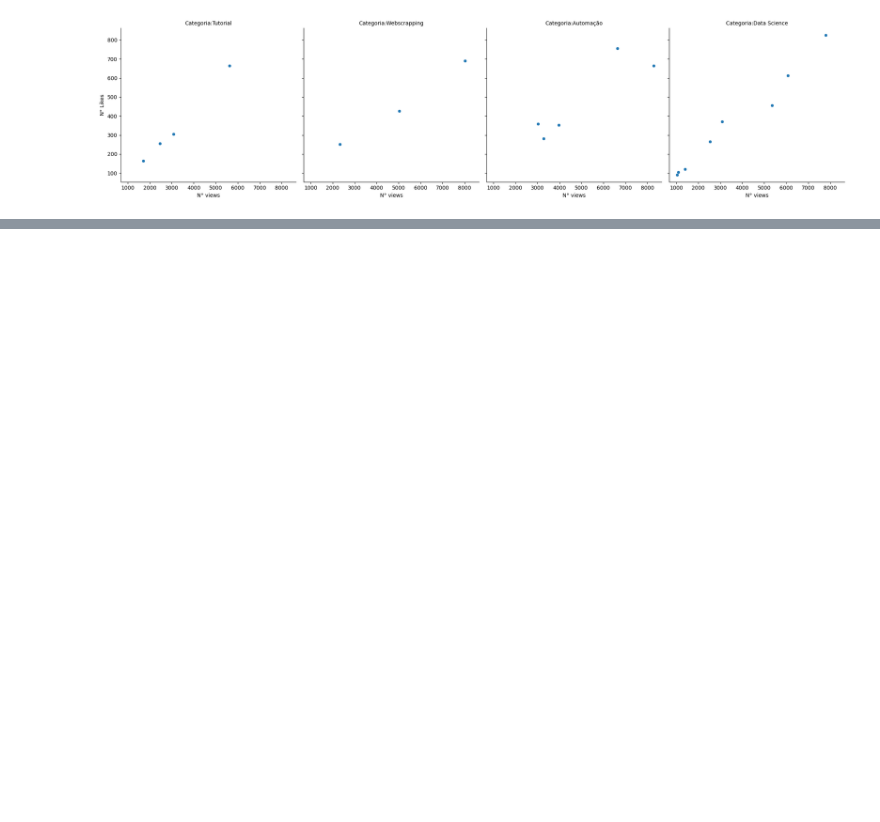
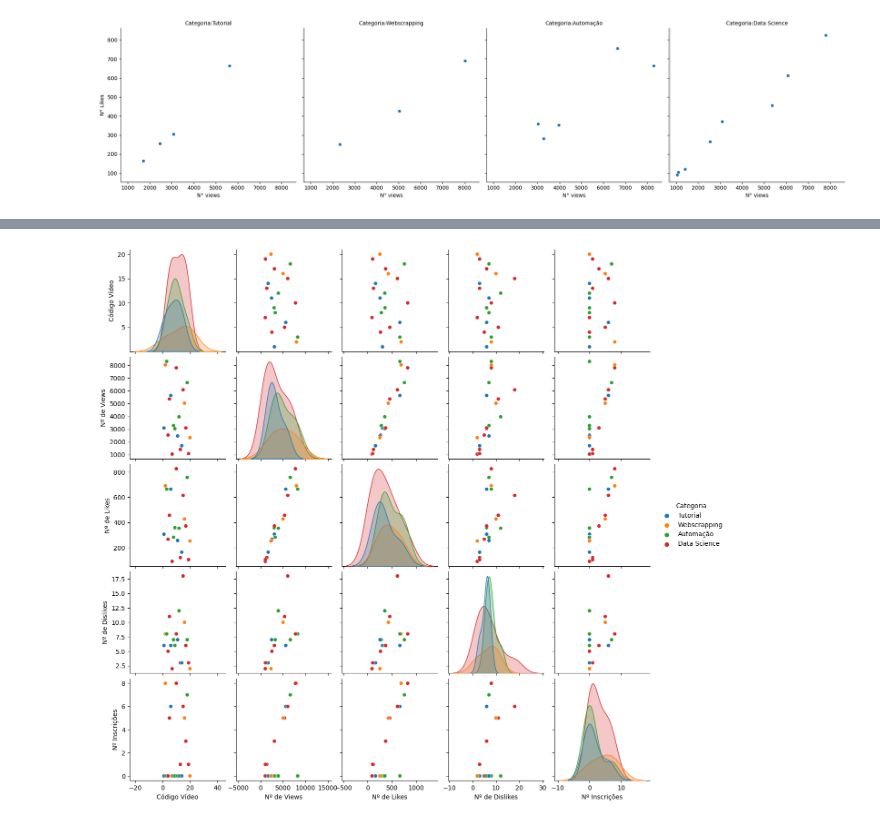
Before and after one commit to KARINAgoncalvesSOARES/ML_verificando_peco_carro, a Jupyter notebook: graficos_com_seaborn.ipynb, the cells around one changed output, grey strips where cells are left out. Cells and saved outputs as stored; diff of their text form; code cells hidden in the pictures; blank space fills up the shorter version.

```diff
--- a/graficos_com_seaborn.ipynb
+++ b/graficos_com_seaborn.ipynb
@@ -80,0 +118,7 @@ plt.show(fig)
+# %%
+# O gráfico de pares mostra a relação entre todas as combinações possíveis de variáveis numéricas no DataFrame
+
+fig = sns.pairplot(data=df_videos, hue="Categoria")
+plt.show()
+# %% [output]
+[figure, added]
```
Also changed, not shown: parts of 9 cells of this notebook.
